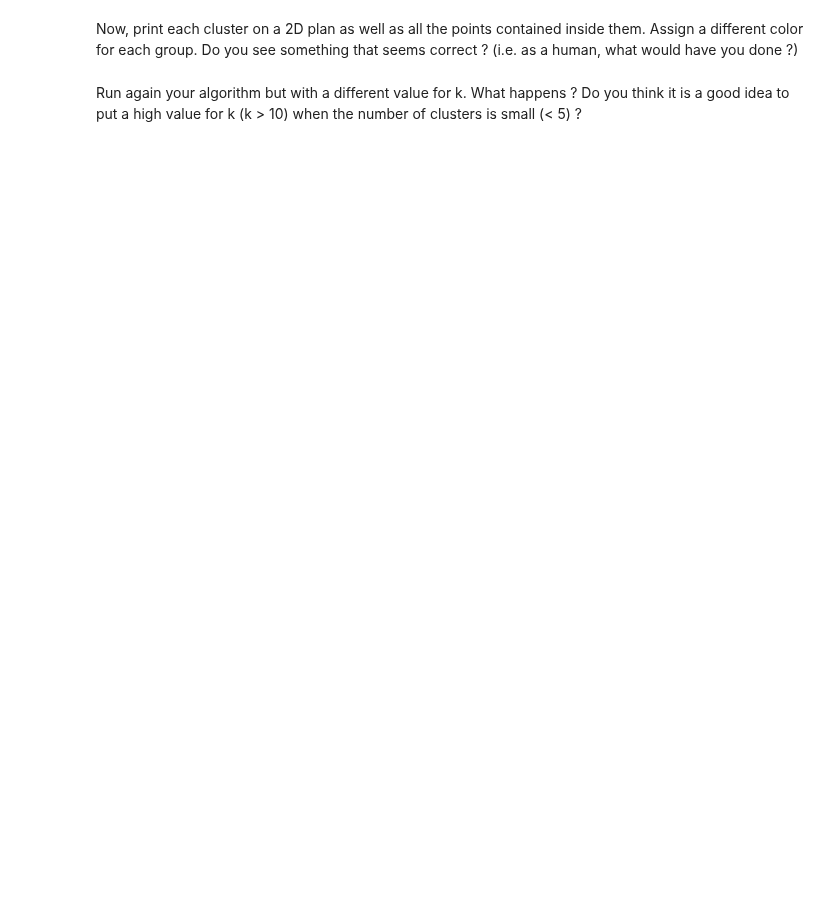
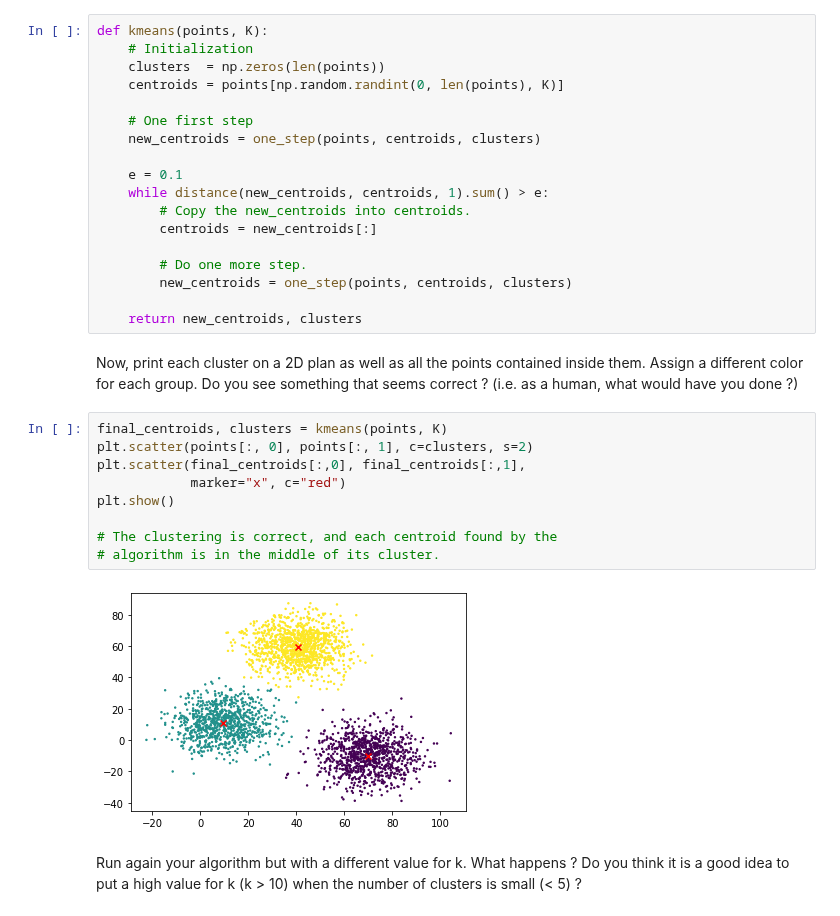
Before and after one commit to tca19/data-analysis, a Jupyter notebook: session-5/session-5-solutions.ipynb, the cells around one changed output. Saved outputs shown, nothing was run; the diff lists cells and outputs as text; blank space fills up the shorter version.

Commit message:
add solution for implementing KMeans in session-5

```diff
--- a/session-5/session-5-solutions.ipynb
+++ b/session-5/session-5-solutions.ipynb
@@ -383,7 +493,36 @@ Do you see the beginning of an improvement ?
 ### Algorithm: mutiple steps
 # %% [markdown]
 The algorithm will repeat steps like the one you created a certain amount of time before convergence. We can consider the algorithm has converged when it does not update the values of centroids any longer (i.e. the distance between old and updated centroids is 0 for each centroid). Implement the full algorithm.
+# %%
+def kmeans(points, K):
+    # Initialization
+    clusters  = np.zeros(len(points))
+    centroids = points[np.random.randint(0, len(points), K)]
+
+    # One first step
+    new_centroids = one_step(points, centroids, clusters)
+
+    e = 0.1
+    while distance(new_centroids, centroids, 1).sum() > e:
+        # Copy the new_centroids into centroids.
+        centroids = new_centroids[:]
+
+        # Do one more step.
+        new_centroids = one_step(points, centroids, clusters)
+
+    return new_centroids, clusters
 # %% [markdown]
 Now, print each cluster on a 2D plan as well as all the points contained inside them. Assign a different color for each group. Do you see something that seems correct ? (i.e. as a human, what would have you done ?)
+# %%
+final_centroids, clusters = kmeans(points, K)
+plt.scatter(points[:, 0], points[:, 1], c=clusters, s=2)
+plt.scatter(final_centroids[:,0], final_centroids[:,1],
+            marker="x", c="red")
+plt.show()
+
+# The clustering is correct, and each centroid found by the
+# algorithm is in the middle of its cluster.
+# %% [output]
+[figure, added]
 # %% [markdown]
 Run again your algorithm but with a different value for k. What happens ? Do you think it is a good idea to put a high value for k (k > 10) when the number of clusters is small (< 5) ?
```
Also changed, not shown: parts of 10 cells of this notebook.
